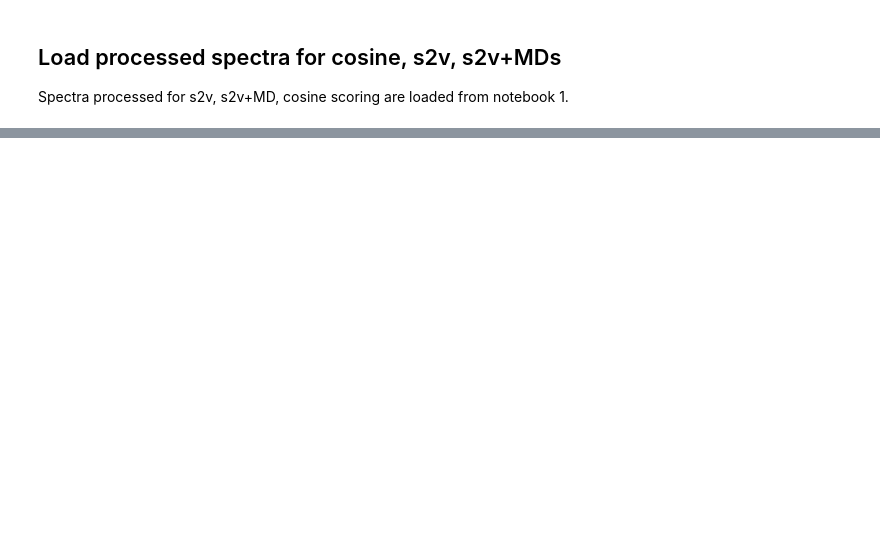
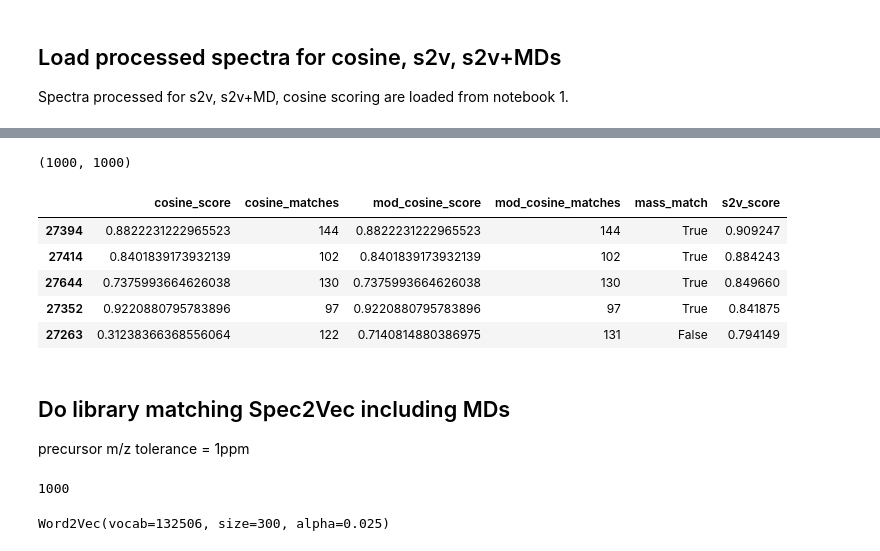
Before and after one commit to louwenjjr/ms2_mass_differences, a Jupyter notebook: notebooks/4-validation_simple_jaccard.ipynb, the cells around one changed output, grey strips where cells are left out. Cells and saved outputs as stored; diff of their text form; code cells hidden in the pictures; blank space fills up the shorter version.

```diff
--- a/notebooks/4-validation_simple_jaccard.ipynb
+++ b/notebooks/4-validation_simple_jaccard.ipynb
@@ -271,0 +370,5 @@ Saving model with name: /mnt/scratch/louwe015/Mass_differences/data/trained_mode
+# %%
+path_models = os.path.join(data_path, "trained_models")
+model_file = os.path.join(path_models, all_pos+"_spec2vec_librarymatching_24-03_iter_15.model")
+model = gensim.models.Word2Vec.load(model_file)
+print(model)
@@ -271,0 +377,4 @@ Saving model with name: /mnt/scratch/louwe015/Mass_differences/data/trained_mode
+# %%
+documents_query_processed = [SpectrumDocument(spectrums_processed[i], n_decimals=2) for i in selected_spectra]
+documents_query_classical = [SpectrumDocument(spectrums_classical[i], n_decimals=2) for i in selected_spectra]
+print(len(documents_query_processed))
@@ -271,0 +383,15 @@ Saving model with name: /mnt/scratch/louwe015/Mass_differences/data/trained_mode
+# %%
+tstart = time.time()
+found_matches_processed = library_matching(documents_query_processed, documents_library_processed,
+                                         model,
+                                         presearch_based_on=["precursor_mz", "spec2vec-top20"],
+                                         include_scores=["cosine", "modcosine"],
+                                         ignore_non_annotated=True,
+                                         intensity_weighting_power=0.5,
+                                         allowed_missing_percentage=50.0,
+                                         cosine_tol=0.005,
+                                         mass_tolerance=1.0,
+                                         mass_tolerance_type="ppm")
+
+tend = time.time()
+print(f"Library matching took {(tend-tstart):.2f} s.")
@@ -271,0 +425,21 @@ Saving model with name: /mnt/scratch/louwe015/Mass_differences/data/trained_mode
+# %%
+len(found_matches_processed), len(found_matches_classical)
+# %% [output]
+(1000, 1000)
+# %%
+found_matches_processed[1].sort_values(by="s2v_score", ascending=False).iloc[:5]
+# %% [output]
+|  | cosine_score | cosine_matches | mod_cosine_score | mod_cosine_matches | mass_match | s2v_score |
+| 27394 | 0.8822231222965523 | 144 | 0.8822231222965523 | 144 | True | 0.909247 |
+| 27414 | 0.8401839173932139 | 102 | 0.8401839173932139 | 102 | True | 0.884243 |
+| 27644 | 0.7375993664626038 | 130 | 0.7375993664626038 | 130 | True | 0.849660 |
+| 27352 | 0.9220880795783896 | 97 | 0.9220880795783896 | 97 | True | 0.841875 |
+| 27263 | 0.31238366368556064 | 122 | 0.7140814880386975 | 131 | False | 0.794149 |
+# %% [markdown]
+## Do library matching Spec2Vec including MDs
+precursor m/z tolerance = 1ppm
+# %%
+documents_query_mds = [md_doc for i, md_doc in enumerate(md_documents) if i in selected_spectra]
+len(documents_query_mds)
+# %% [output]
+1000
@@ -271,0 +460,8 @@ Saving model with name: /mnt/scratch/louwe015/Mass_differences/data/trained_mode
+# %%
+path_models = os.path.join(data_path, "trained_models")
+md_version = '_added_MDs_24-03_iter_15'
+model_file_mds = os.path.join(path_models, f"{all_pos}_spec2vec_librarymatching{md_version}.model")
+model_mds = gensim.models.Word2Vec.load(model_file_mds)
+print(model_mds)
+# %% [output]
+Word2Vec(vocab=132506, size=300, alpha=0.025)
```
Also changed, not shown: parts of 64 cells of this notebook.
